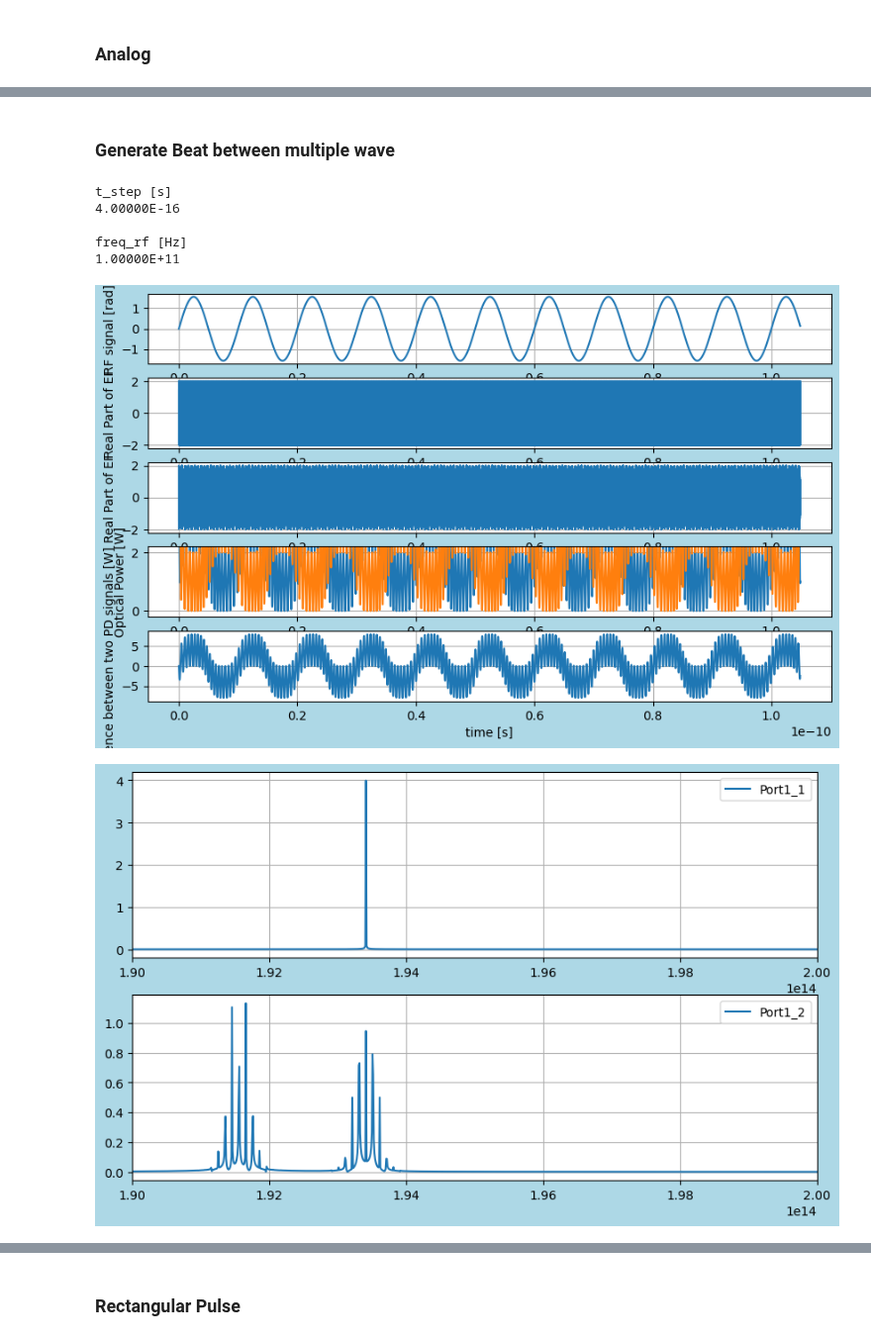
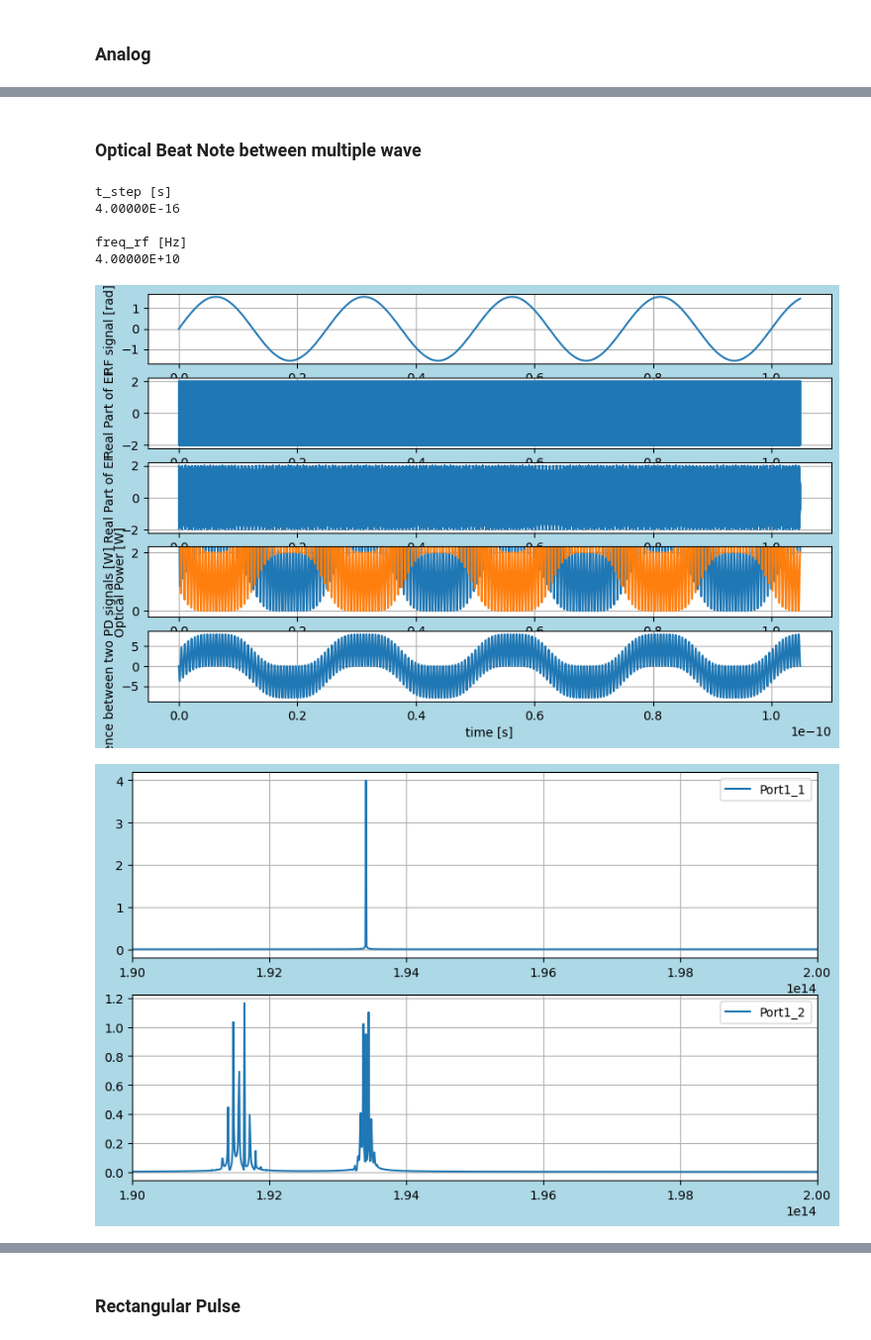
Before and after one commit to tacticstactics/optical-heterodyne-detection, a Jupyter notebook: optical_heterodyne_detection.ipynb, the cells around one changed output, grey strips where cells are left out. Shown at 99% size. Drawn from its saved outputs; the diff is of its cells as text; code cells hidden in the pictures.

```diff
--- a/optical_heterodyne_detection.ipynb
+++ b/optical_heterodyne_detection.ipynb
@@ -93,10 +93,9 @@ for ii in range(samplerate):
     # Path Length modulated
 
     phase1 = 2*np.pi * lightfreq1 * t # phase of local oscillator [rad]
-    phase2 = 2*np.pi * lightfreq2 * t #[rad]
 
-    #phase2 = 2*np.pi * lightfreq2 * t + rf_signal #[rad]
-
+    #phase2 = 2*np.pi * lightfreq2 * t # Phase of Continious Wave [rad]
+    phase2 = 2*np.pi * lightfreq2 * t + rf_signal # Phase of Modulated Light [rad]
 
     Eout1 = optical_heterodyne_detection_def.propagate(phase1, phase2, Ein1)
 
@@ -236,5 +235,5 @@ Difference Frequency: freq_diff [Hz]
 # %% [markdown]
-### Generate Beat between multiple wave
+### Optical Beat Note between multiple wave
 # %%
 
 samplerate = 2**18 # Number of Points
@@ -248,11 +247,14 @@ tcol = np.linspace(0.0, t_step * samplerate, samplerate, endpoint=False)
 
 amp_c = 0.5 * np.pi
 #amp_c = 0
-freq_rf = 100e9 # [Hz]
+freq_rf = 40e9 # [Hz]
 
 print("freq_rf [Hz]")
 print(f'{freq_rf:.5E}')
 print('')
+
+freq_rf_2 = 80e9 # [Hz]
+
 
 md = 1 # modulation depth. 1 = 100 %
 dc_offset = 0 # DC offset
@@ -271,7 +273,7 @@ wl3 = 1565e-9
 
 # If wl1 and wl2 are equal, homodyne. If not, heterodyne.
 
-lightfreq1 = c / wl1
+lightfreq1 = c / wl1 # Local Oscillator
 lightfreq2 = c / wl2
 lightfreq3 = c / wl3
 
@@ -301,12 +303,14 @@ for ii in range(samplerate):
     rf_signal = amp_c * np.sin(2 * np.pi * freq_rf * t) + dc_offset #[rad]
     rfsignalcol[ii] = rf_signal
 
+    rf_signal_2 = amp_c * np.sin(2 * np.pi * freq_rf_2 * t) + dc_offset #[rad]
+
     # Path Length modulated
 
     phase1 = 2*np.pi * lightfreq1 * t # phase of local oscillator [rad]
 
     phase2 = 2*np.pi * lightfreq2 * t + rf_signal #[rad]
-    phase3 = 2*np.pi * lightfreq3 * t + rf_signal #[rad]
+    phase3 = 2*np.pi * lightfreq3 * t + rf_signal_2 #[rad]
 
     Eout1_a = optical_heterodyne_detection_def.propagate(phase1, phase2, Ein1)
     Eout1_b = optical_heterodyne_detection_def.propagate(phase1, phase3, Ein1)
@@ -324,7 +328,7 @@ for ii in range(samplerate):
     Eout2 = optical_heterodyne_detection_def.beamsplitter(PT1, Ein2)
     Ein3 = Eout2
 
-    Eout3 = optical_heterodyne_detection_def.propagate(1, 1, Ein3)
+    Eout3 = optical_heterodyne_detection_def.propagate(0, 0, Ein3)
 
     #Trans
     Port3_1_Eout = Eout3[0,0]
@@ -403,33 +407,33 @@ ax3_3 = fig3.add_subplot(3, 1, 3)
 
 Port1_powercol_f = fft(Port3_1_powercol)
 Port2_powercol_f = fft(Port3_2_powercol)
 
 ax3_1.plot(xf, 2.0/samplerate * np.abs(Port1_powercol_f[0:samplerate//2]),label="Port1 Power")
 ax3_1.set_ylabel("Power Spectrum")
 ax3_1.set_xlim(-1e12,10e12)
 ax3_1.legend()
 ax3_1.grid(True)
 
 ax3_2.plot(xf, 2.0/samplerate * np.abs(Port2_powercol_f[0:samplerate//2]), label="Port2 Power")
 ax3_2.set_ylabel("Power Spectrum")
 ax3_2.set_xlim(-1e12,10e12)
 ax3_2.legend()
 ax3_2.grid(True)
 
 Power_diffcol_f = fft(Power_diffcol)
 ax3_3.plot(xf, 2.0/samplerate * np.abs(Power_diffcol_f[0:samplerate//2]), label="Power Difference")
 ax3_3.set_xlabel("Frequency [Hz]")
 ax3_3.set_ylabel("Power Difference Spectrum")
 ax3_3.set_xlim(-1e12,10e12)
 ax3_3.legend()
 ax3_3.grid(True)
 
 plt.show()
 # %% [output]
 t_step [s]
 4.00000E-16
 
 freq_rf [Hz]
-1.00000E+11
+4.00000E+10
-[figure, old version]
+[figure, new version]
-[figure, old version]
+[figure, new version]
```
Also changed, not shown: parts of 4 cells of this notebook.
